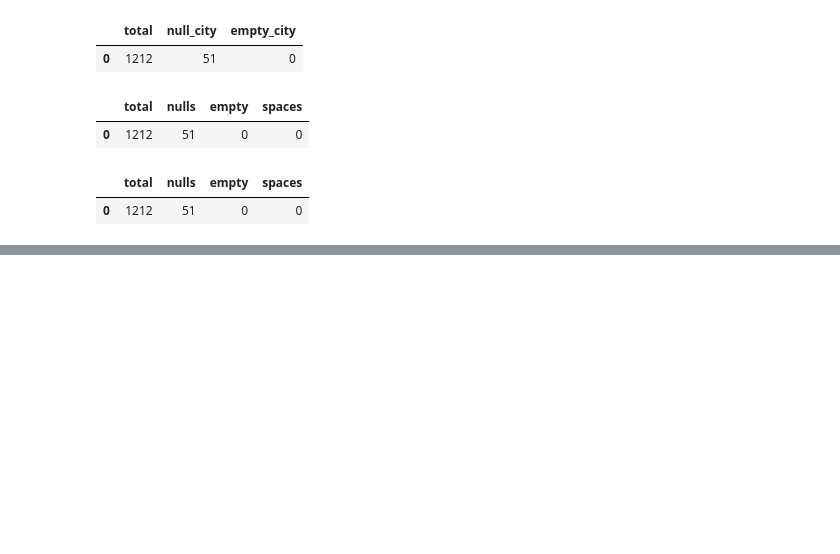
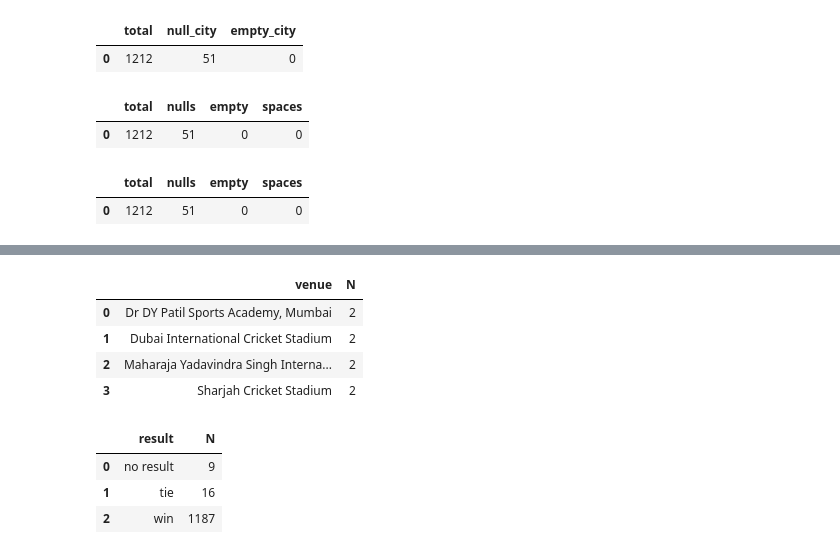
Before and after one commit to ubaiduog-dev/project-3.1, a Jupyter notebook: notebooks/sqlpractice.ipynb, the cells around one changed output, grey strips where cells are left out. Cells and saved outputs as stored; diff of their text form; code cells hidden in the pictures; blank space fills up the shorter version.

```diff
--- a/notebooks/sqlpractice.ipynb
+++ b/notebooks/sqlpractice.ipynb
@@ -645,0 +690,20 @@ sum(case when trim("player of the match")= '' and city <> '' then  1 else 0 end)
+# %%
+q("""
+SELECT venue, COUNT(*) AS N
+FROM venues
+GROUP BY venue
+HAVING COUNT(*)>1;
+""")
+# %% [output]
+|  | venue | N |
+| 0 | Dr DY Patil Sports Academy, Mumbai | 2 |
+| 1 | Dubai International Cricket Stadium | 2 |
+| 2 | Maharaja Yadavindra Singh Interna... | 2 |
+| 3 | Sharjah Cricket Stadium | 2 |
+# %%
+q("""select result,count(*)as N from matches group by result;""")
+# %% [output]
+|  | result | N |
+| 0 | no result | 9 |
+| 1 | tie | 16 |
+| 2 | win | 1187 |
```
Also changed, not shown: parts of 6 cells of this notebook, 10 other files.
